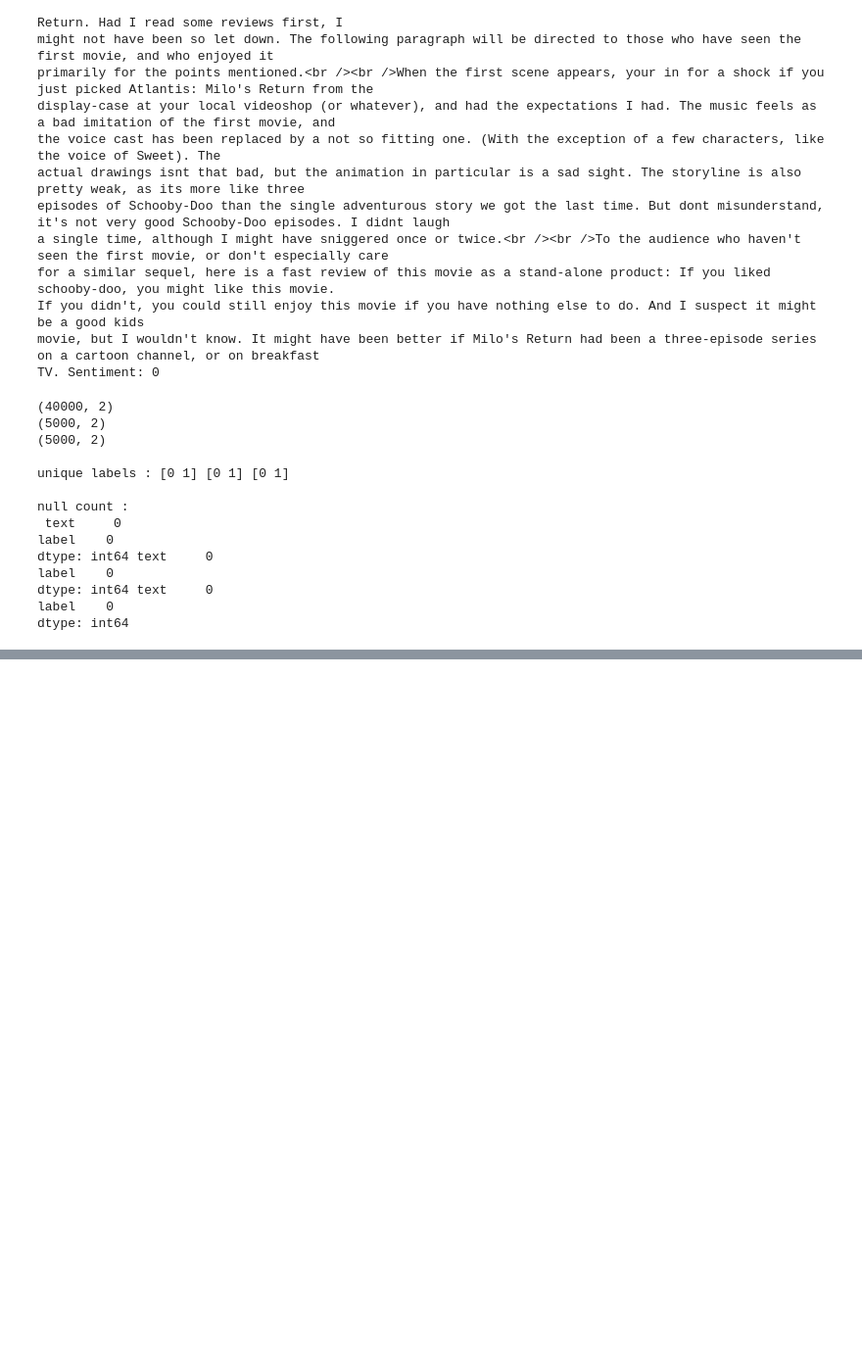
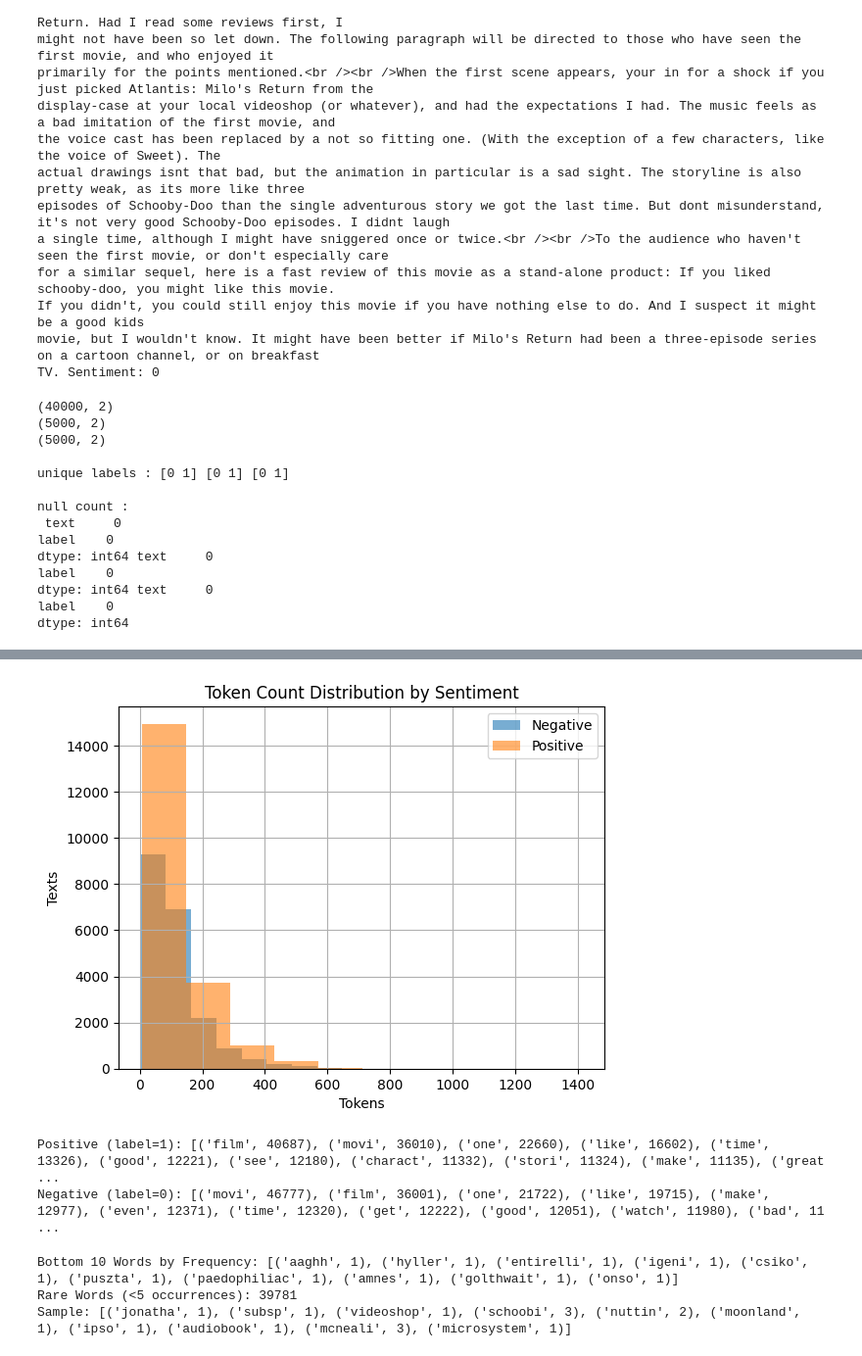
Before and after one commit to Mikolaj-MLP/NLP-Sentiment-IMDB-reviews, a Jupyter notebook: Sentiment_Analysis_Notebook.ipynb, the cells around one changed output, grey strips where cells are left out. Shown at 98% size. Saved outputs shown, nothing was run; the diff lists cells and outputs as text; code cells hidden in the pictures; blank space fills up the shorter version.

```diff
--- a/Sentiment_Analysis_Notebook.ipynb
+++ b/Sentiment_Analysis_Notebook.ipynb
@@ -70,0 +128,33 @@ dtype: int64
+# %%
+train_processed['length'] = train_processed['processed_text'].apply(len)
+
+train_processed[train_processed['label'] == 0]['length'].hist(alpha=0.6, label='Negative')
+train_processed[train_processed['label'] == 1]['length'].hist(alpha=0.6, label='Positive')
+plt.legend()
+plt.title("Token Count Distribution by Sentiment")
+plt.xlabel("Tokens")
+plt.ylabel("Texts")
+plt.show()
+# %% [output]
+[figure, added]
+# %%
+def top_words_for_label(label, n=15):
+    tokens = train_processed[train_processed['label'] == label]['processed_text'].explode()
+    return Counter(tokens).most_common(n)
+
+print("Positive (label=1):", top_words_for_label(1))
+print("Negative (label=0):", top_words_for_label(0))
+# %% [output]
+Positive (label=1): [('film', 40687), ('movi', 36010), ('one', 22660), ('like', 16602), ('time', 13326), ('good', 12221), ('see', 12180), ('charact', 11332), ('stori', 11324), ('make', 11135), ('great ...
+Negative (label=0): [('movi', 46777), ('film', 36001), ('one', 21722), ('like', 19715), ('make', 12977), ('even', 12371), ('time', 12320), ('get', 12222), ('good', 12051), ('watch', 11980), ('bad', 11 ...
+# %%
+#junk seeking, here we examine the validity of the cleaning process to make sure some illogical symbols did not remain
+print("Bottom 10 Words by Frequency:", word_freq.most_common()[-10:])
+
+rare_words = [(word, count) for word, count in word_freq.items() if count < 5]
+print(f"Rare Words (<5 occurrences): {len(rare_words)}")
+print("Sample:", rare_words[:10])
+# %% [output]
+Bottom 10 Words by Frequency: [('aaghh', 1), ('hyller', 1), ('entirelli', 1), ('igeni', 1), ('csiko', 1), ('puszta', 1), ('paedophiliac', 1), ('amnes', 1), ('golthwait', 1), ('onso', 1)]
+Rare Words (<5 occurrences): 39781
+Sample: [('jonatha', 1), ('subsp', 1), ('videoshop', 1), ('schoobi', 3), ('nuttin', 2), ('moonland', 1), ('ipso', 1), ('audiobook', 1), ('mcneali', 3), ('microsystem', 1)]
```
Also changed, not shown: parts of 24 cells of this notebook.
